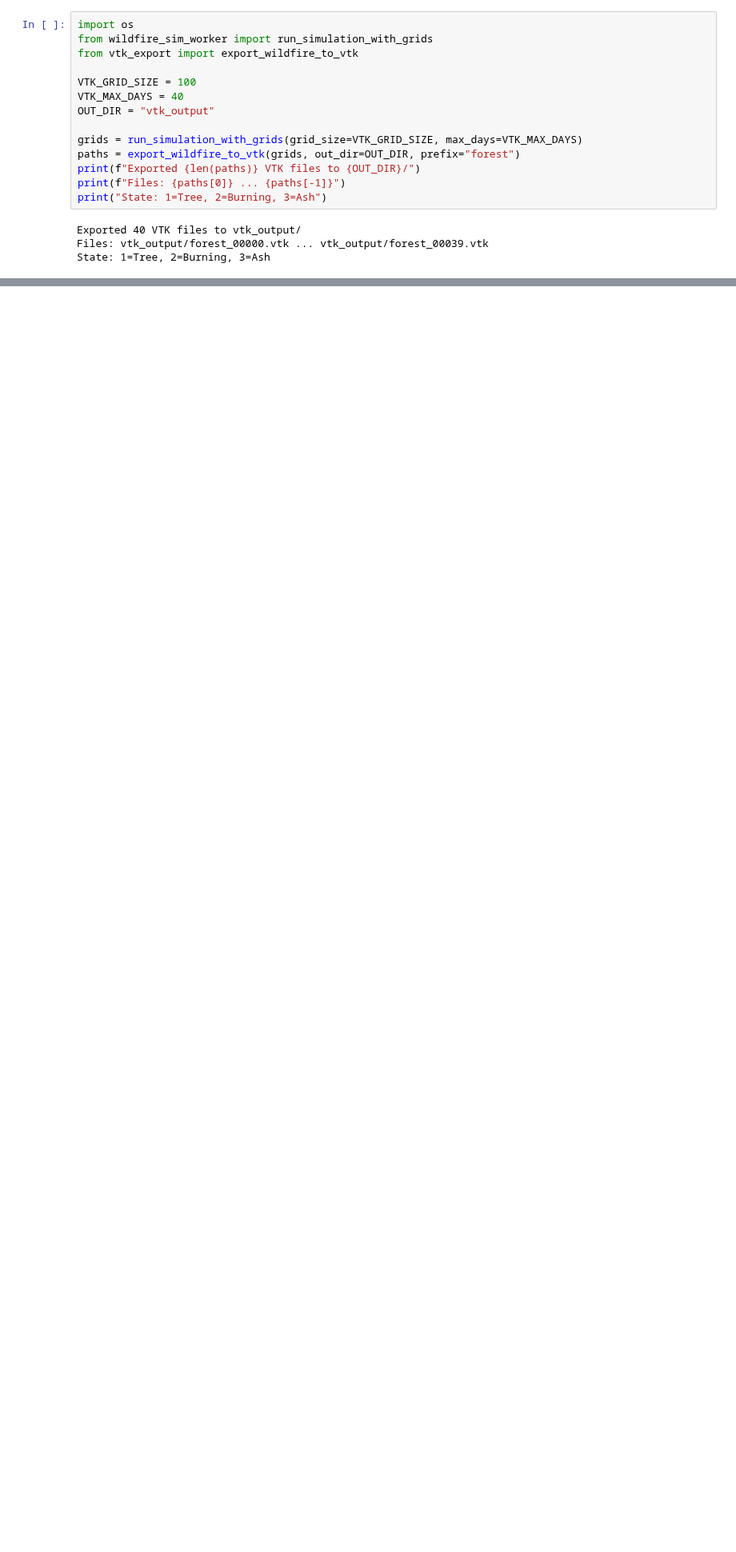
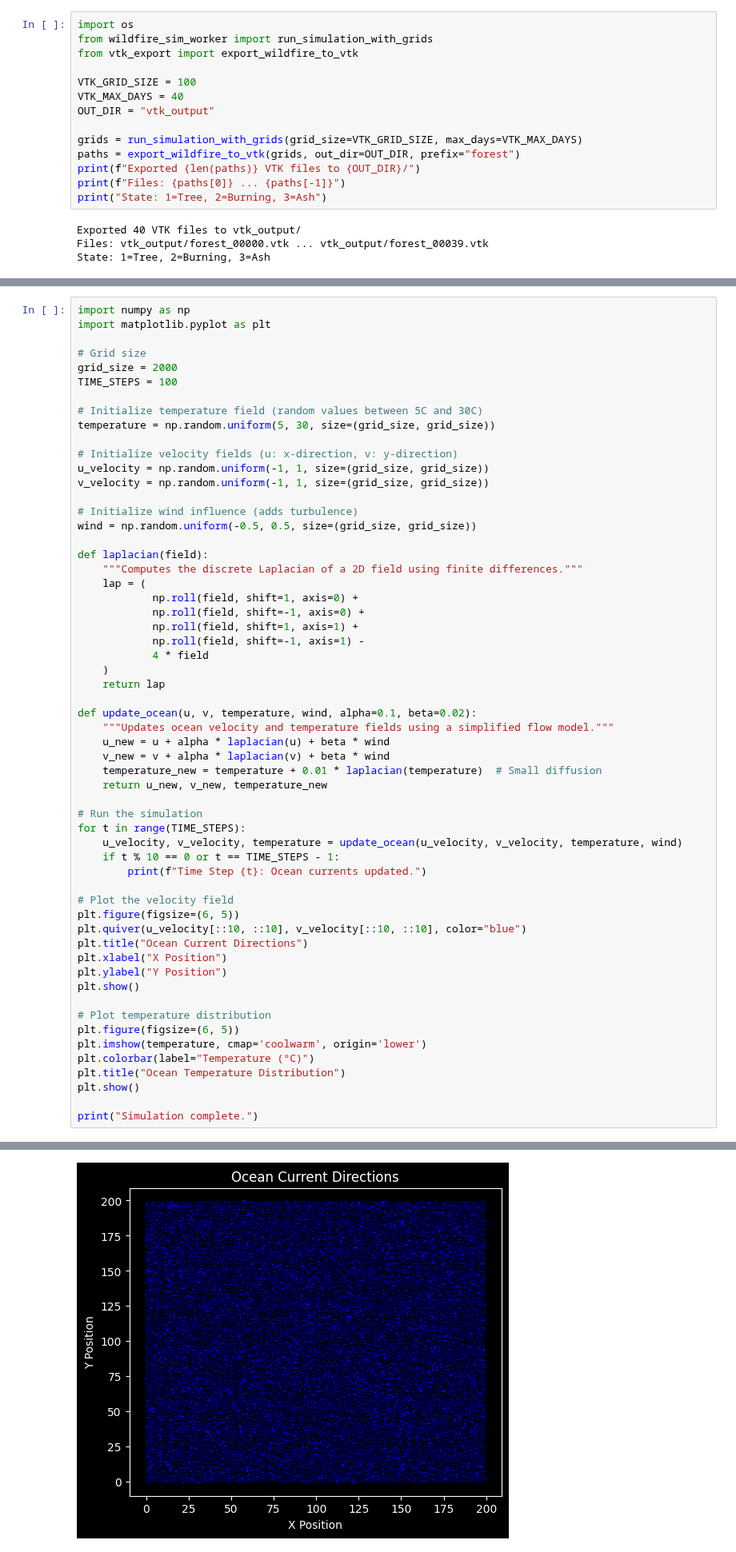
Before and after one commit to anson-ryea/dd2358-work, a Jupyter notebook: asm4/asm4.ipynb, the cells around one changed output, grey strips where cells are left out. Shown at 80% size. Drawn from its saved outputs; the diff is of its cells as text; blank space fills up the shorter version.

```diff
--- a/asm4/asm4.ipynb
+++ b/asm4/asm4.ipynb
@@ -347,0 +352,59 @@ State: 1=Tree, 2=Burning, 3=Ash
+# %%
+import numpy as np
+import matplotlib.pyplot as plt
+
+# Grid size
+grid_size = 2000
+TIME_STEPS = 100
+
+# Initialize temperature field (random values between 5C and 30C)
+temperature = np.random.uniform(5, 30, size=(grid_size, grid_size))
+
+# Initialize velocity fields (u: x-direction, v: y-direction)
+u_velocity = np.random.uniform(-1, 1, size=(grid_size, grid_size))
+v_velocity = np.random.uniform(-1, 1, size=(grid_size, grid_size))
+
+# Initialize wind influence (adds turbulence)
+wind = np.random.uniform(-0.5, 0.5, size=(grid_size, grid_size))
+
+def laplacian(field):
+    """Computes the discrete Laplacian of a 2D field using finite differences."""
+    lap = (
+            np.roll(field, shift=1, axis=0) +
+            np.roll(field, shift=-1, axis=0) +
+            np.roll(field, shift=1, axis=1) +
+            np.roll(field, shift=-1, axis=1) -
+            4 * field
+    )
+    return lap
+
+def update_ocean(u, v, temperature, wind, alpha=0.1, beta=0.02):
+    """Updates ocean velocity and temperature fields using a simplified flow model."""
+    u_new = u + alpha * laplacian(u) + beta * wind
+    v_new = v + alpha * laplacian(v) + beta * wind
+    temperature_new = temperature + 0.01 * laplacian(temperature)  # Small diffusion
+    return u_new, v_new, temperature_new
+
+# Run the simulation
+for t in range(TIME_STEPS):
+    u_velocity, v_velocity, temperature = update_ocean(u_velocity, v_velocity, temperature, wind)
+    if t % 10 == 0 or t == TIME_STEPS - 1:
+        print(f"Time Step {t}: Ocean currents updated.")
+
+# Plot the velocity field
+plt.figure(figsize=(6, 5))
+plt.quiver(u_velocity[::10, ::10], v_velocity[::10, ::10], color="blue")
+plt.title("Ocean Current Directions")
+plt.xlabel("X Position")
+plt.ylabel("Y Position")
+plt.show()
+
+# Plot temperature distribution
+plt.figure(figsize=(6, 5))
+plt.imshow(temperature, cmap='coolwarm', origin='lower')
+plt.colorbar(label="Temperature (°C)")
+plt.title("Ocean Temperature Distribution")
+plt.show()
+
+print("Simulation complete.")
+# %% [output]
@@ -347,0 +422 @@ State: 1=Tree, 2=Burning, 3=Ash
+[figure, added]
```
Also changed, not shown: parts of 5 cells of this notebook.
